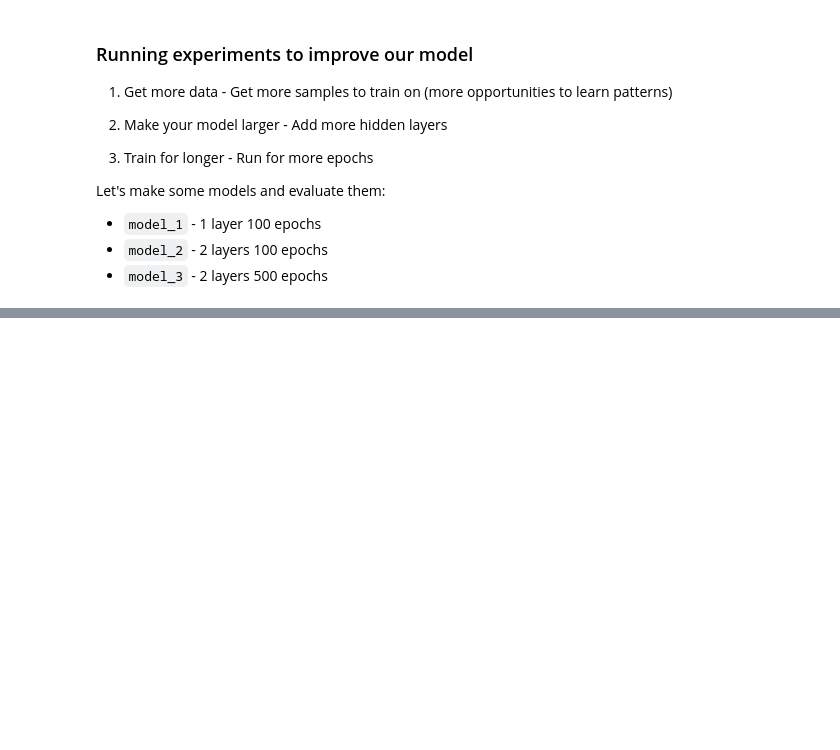
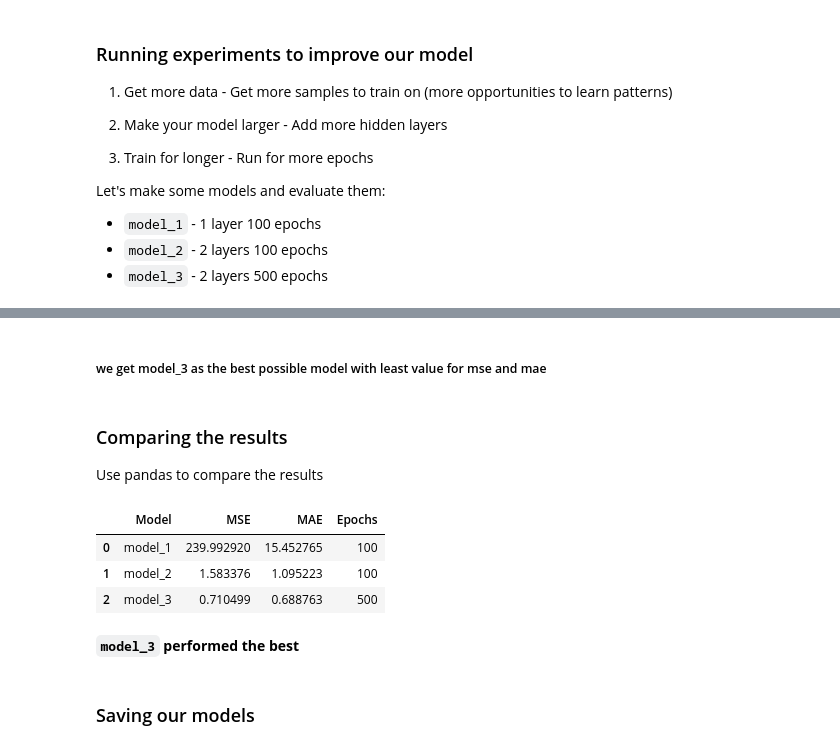
Before and after one commit to Shreyas-13/Tensorflow-Developer, a Jupyter notebook: 01_NN_Regression.ipynb, the cells around one changed output, grey strips where cells are left out. Drawn from its saved outputs; the diff is of its cells as text; code cells hidden in the pictures; blank space fills up the shorter version.

```diff
--- a/01_NN_Regression.ipynb
+++ b/01_NN_Regression.ipynb
@@ -428,0 +510,23 @@ print(mae_1.numpy(), mse_1.numpy())
+# %% [markdown]
+##### we get model_3 as the best possible model with least value for mse and mae
+# %% [markdown]
+### Comparing the results
+
+Use pandas to compare the results
+# %%
+import pandas as pd
+
+results = pd.DataFrame({'Model':['model_1', 'model_2', 'model_3'],
+                        'MSE':[mse_1.numpy(), mse_2.numpy(), mse_3.numpy()],
+                        'MAE':[mae_1.numpy(), mae_2.numpy(), mae_3.numpy()],
+                        'Epochs':[100, 100, 500]})
+results
+# %% [output]
+|  | Model | MSE | MAE | Epochs |
+| 0 | model_1 | 239.992920 | 15.452765 | 100 |
+| 1 | model_2 | 1.583376 | 1.095223 | 100 |
+| 2 | model_3 | 0.710499 | 0.688763 | 500 |
+# %% [markdown]
+**`model_3` performed the best**
+# %% [markdown]
+### Saving our models
```
Also changed, not shown: parts of 16 cells of this notebook.
